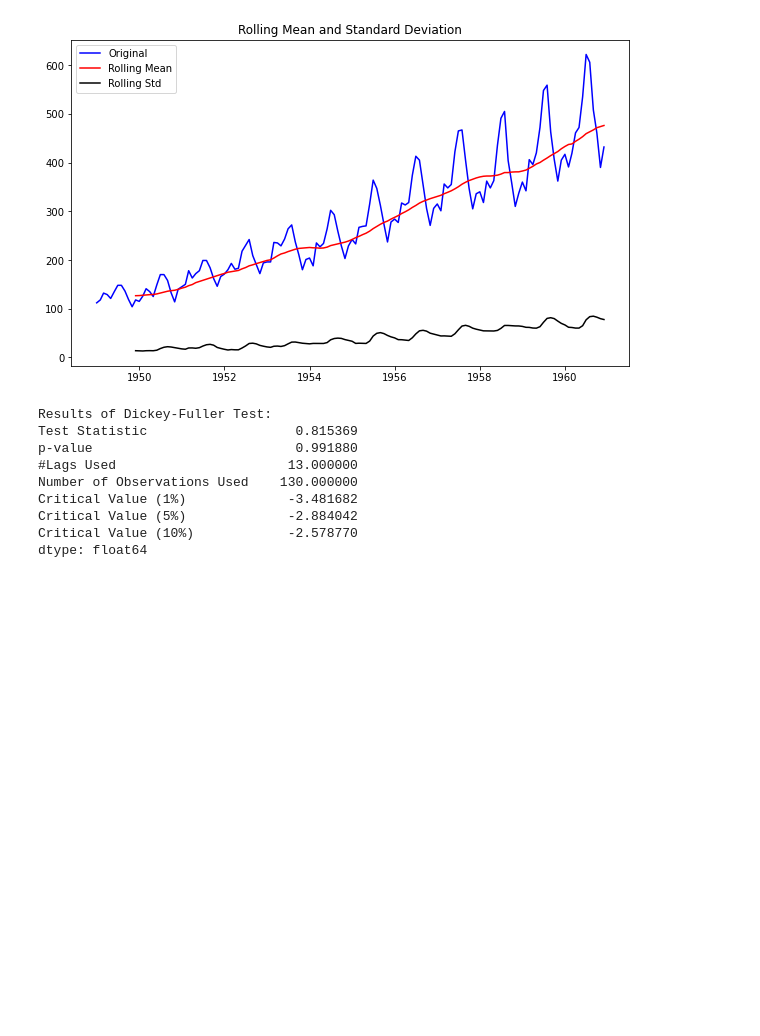
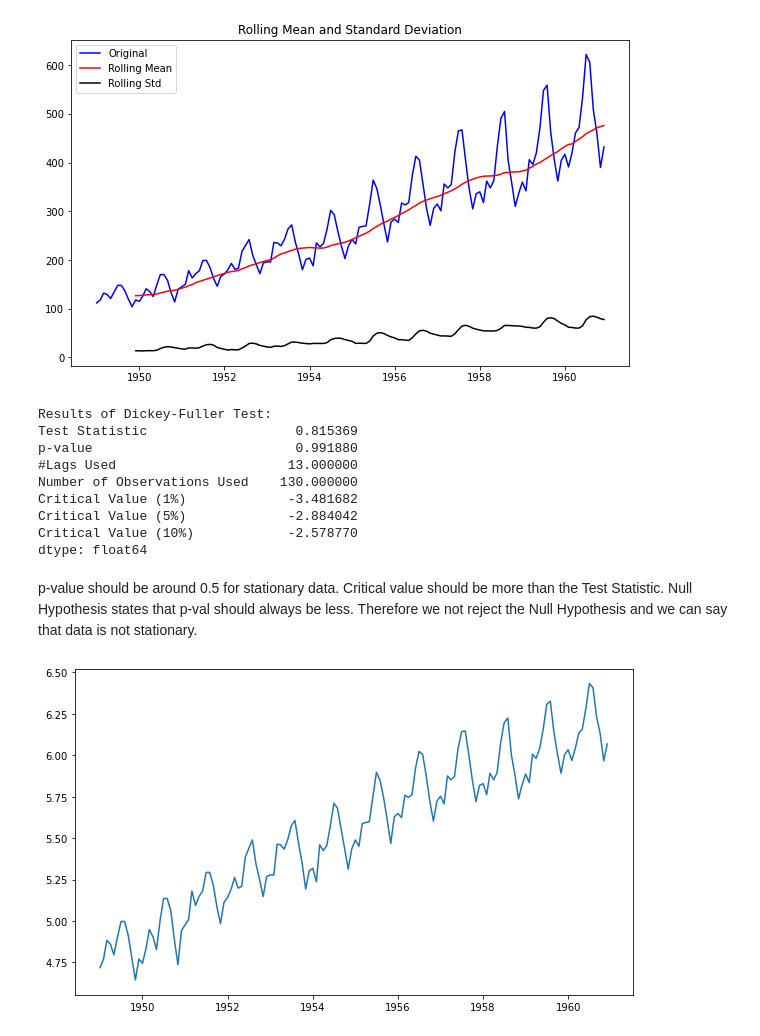
Before and after one commit to Rhuck1/Bitcoin-Price-Analysis, a Jupyter notebook: time_series_analysis.ipynb, the cells around one changed output. Cells and saved outputs as stored; diff of their text form; code cells hidden in the pictures; blank space fills up the shorter version.

```diff
--- a/time_series_analysis.ipynb
+++ b/time_series_analysis.ipynb
@@ -114,3 +114,13 @@ Critical Value (1%)             -3.481682
 Critical Value (5%)             -2.884042
 Critical Value (10%)            -2.578770
 dtype: float64
+# %% [markdown]
+p-value should be around 0.5 for stationary data. Critical value should be more than the Test Statistic. Null Hypothesis states that p-val should always be less. Therefore we not reject the Null Hypothesis and we can say that data is not stationary.
+# %%
+# Estimating trend
+indexedDataset_logScale = np.log(indexedDataset)
+plt.plot(indexedDataset_logScale);
+
+# Trend remains even though val of y has changed...I think this indicates non-stationarity?
+# %% [output]
+[figure, added]
```
Also changed, not shown: parts of 12 cells of this notebook.
